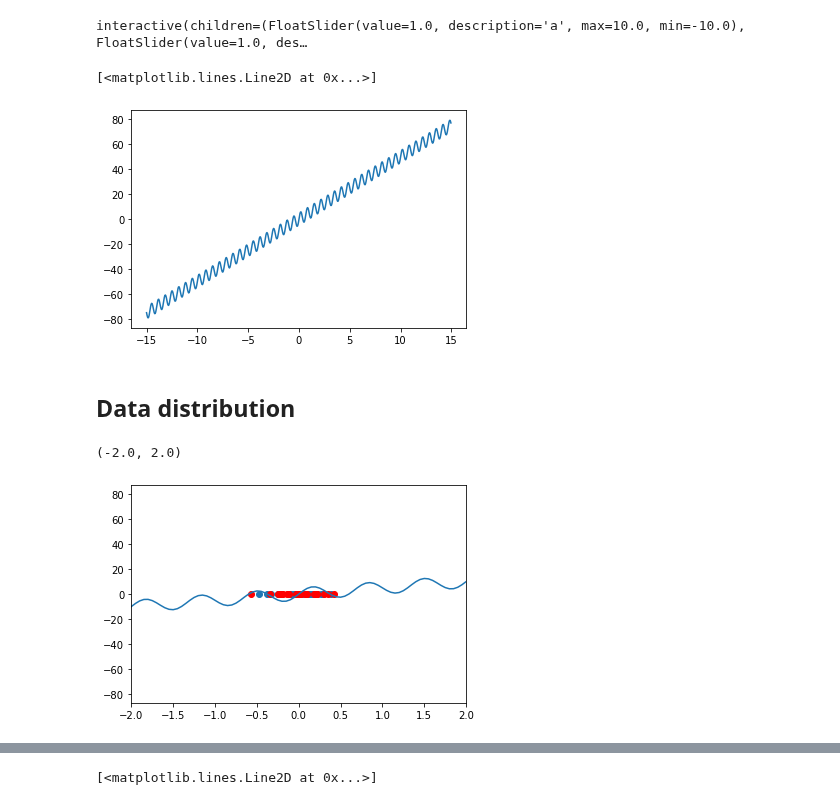
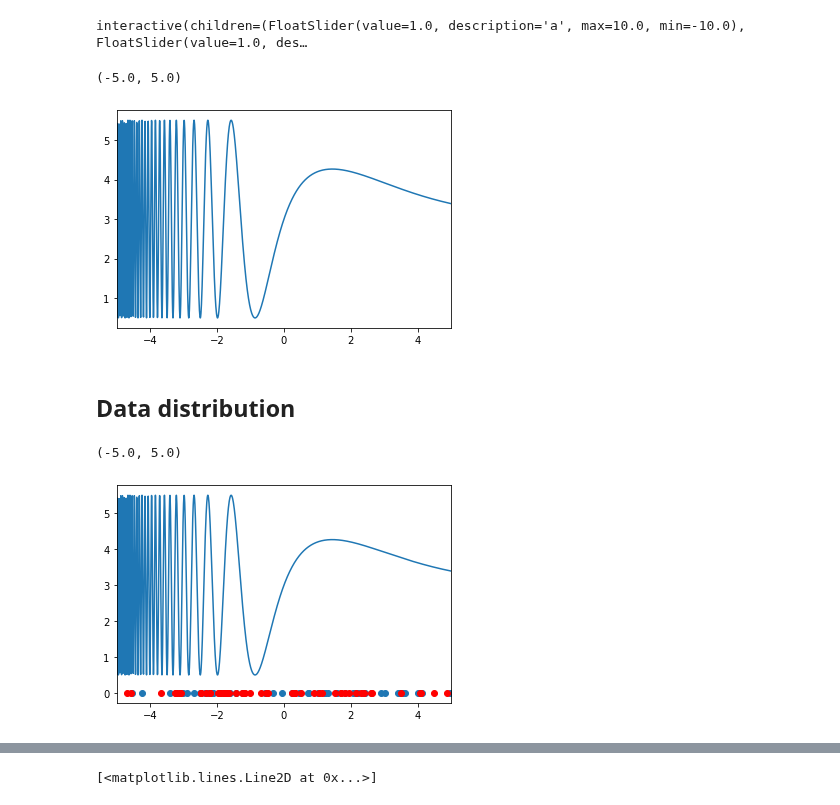
Before and after one commit to BlackHC/active_learning_redux, a Jupyter notebook: V_RedLoss_Figure_1.ipynb, the cells around one changed output, grey strips where cells are left out. Cells and saved outputs as stored; diff of their text form; code cells hidden in the pictures.

```diff
--- a/V_RedLoss_Figure_1.ipynb
+++ b/V_RedLoss_Figure_1.ipynb
@@ -92,31 +91,34 @@ def plot_gp(gp, obs_x, obs_y, obs_stddev, x_min=-5, x_max=5, axes=None, color="b
 # %%
 from ipywidgets import interact, interactive, fixed, interact_manual
 # %%
-X = np.arange(-15, 15, 0.05)
+X = np.arange(-8, 8, 0.005)
 #Y = np.arange(-2.5, 3.5, 0.05)
 # %%
 # Simple func that looks interesting
 
 def f_generic(X, *, a=1, b=1,c=0):
-    return a*X+np.cos(b*(X-c))
+    #return a*X+np.cos(b*(X-c))
+    return a*np.sin(b**X*X) + c
 
 @interact(a=(-10,10,0.1), b=(-10,10,0.1), c=(-10,10,0.1))
-def examine_f(a=1,b=1,c=0):
+def examine_f(a=1,b=1,c=1):
     plt.plot(X, f_generic(X,a=a,b=b,c=c))
+    plt.xlim(-5,5)
 # %% [output]
 interactive(children=(FloatSlider(value=1.0, description='a', max=10.0, min=-10.0), FloatSlider(value=1.0, des…
 # %%
-f_a=1
-f_b=np.pi*3
-f_c=-0.5
+f_a=2.5
+f_b=0.5
+f_c=3
 
 def f(X):
-    return f_generic(X, a=f_a, b=f_b, c=f_c) * 5
+    return f_generic(X, a=f_a, b=f_b, c=f_c)
 
 plt.plot(X, f(X))
+plt.xlim(-5,5)
 # %% [output]
-[<matplotlib.lines.Line2D at 0x...>]
+(-5.0, 5.0)
-[figure, old version]
+[figure, new version]
 # %% [markdown]
 ## Data distribution
 # %%
@@ -124,16 +126,16 @@ import numpy as np
 import scipy.stats
 import scipy
 # %%
-data_distribution = scipy.stats.norm(0, 0.25)
-data_X = data_distribution.rvs(50)
+data_distribution = scipy.stats.norm(0, 2.5)
+data_X = data_distribution.rvs(100)
 # %%
 plt.plot(X, f(X))
 plt.scatter(data_X[::2], [0]*(len(data_X)//2))
 plt.scatter(data_X[1::2], [0]*(len(data_X)//2), color="red")
-plt.xlim(-2,2)
+plt.xlim(-5,5)
 # %% [output]
-(-2.0, 2.0)
+(-5.0, 5.0)
-[figure, old version]
+[figure, new version]
 # %%
 test_X = data_X[::2]
 test_Y = f(test_X)
```
Also changed, not shown: parts of 11 cells of this notebook, 16 other files.
